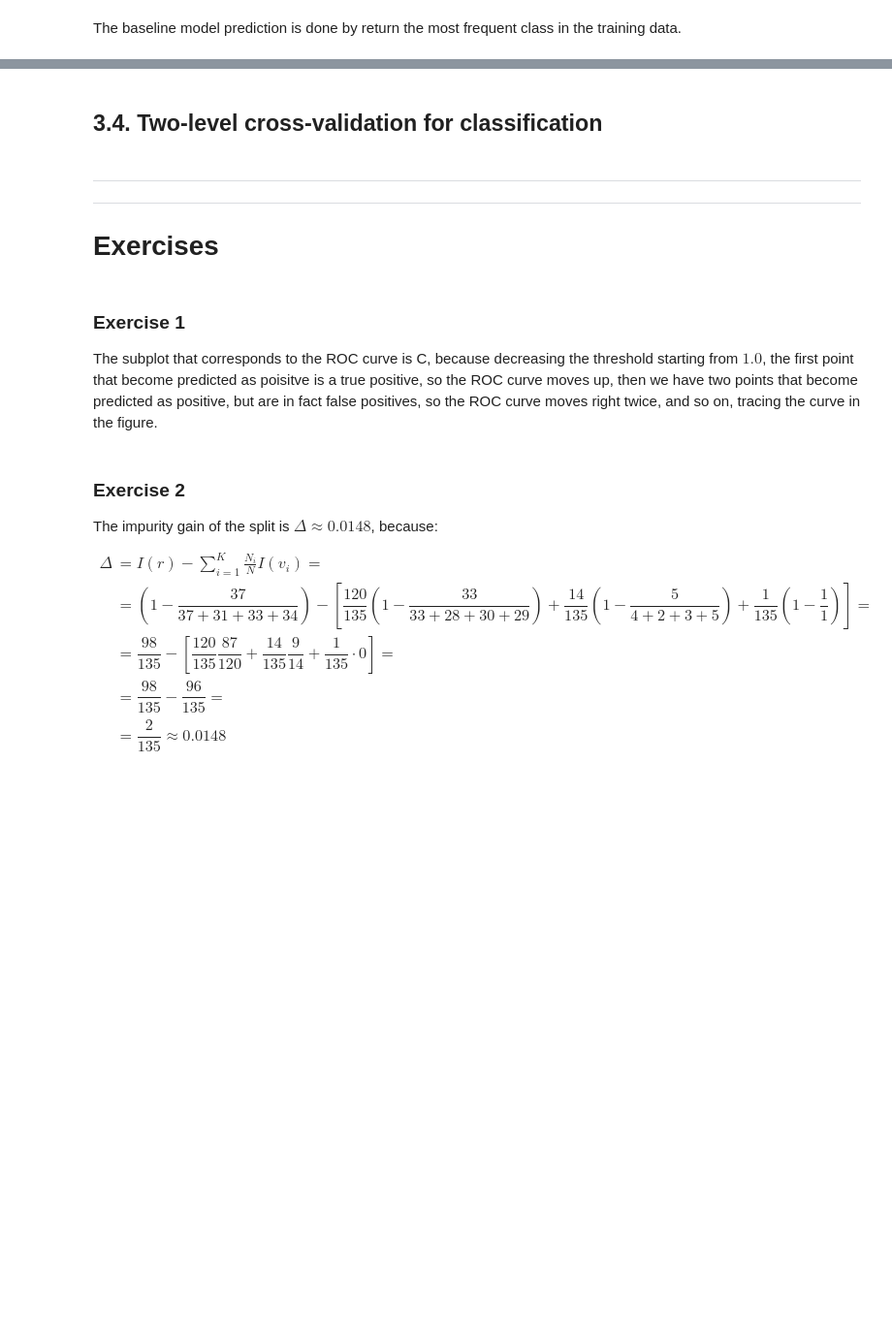
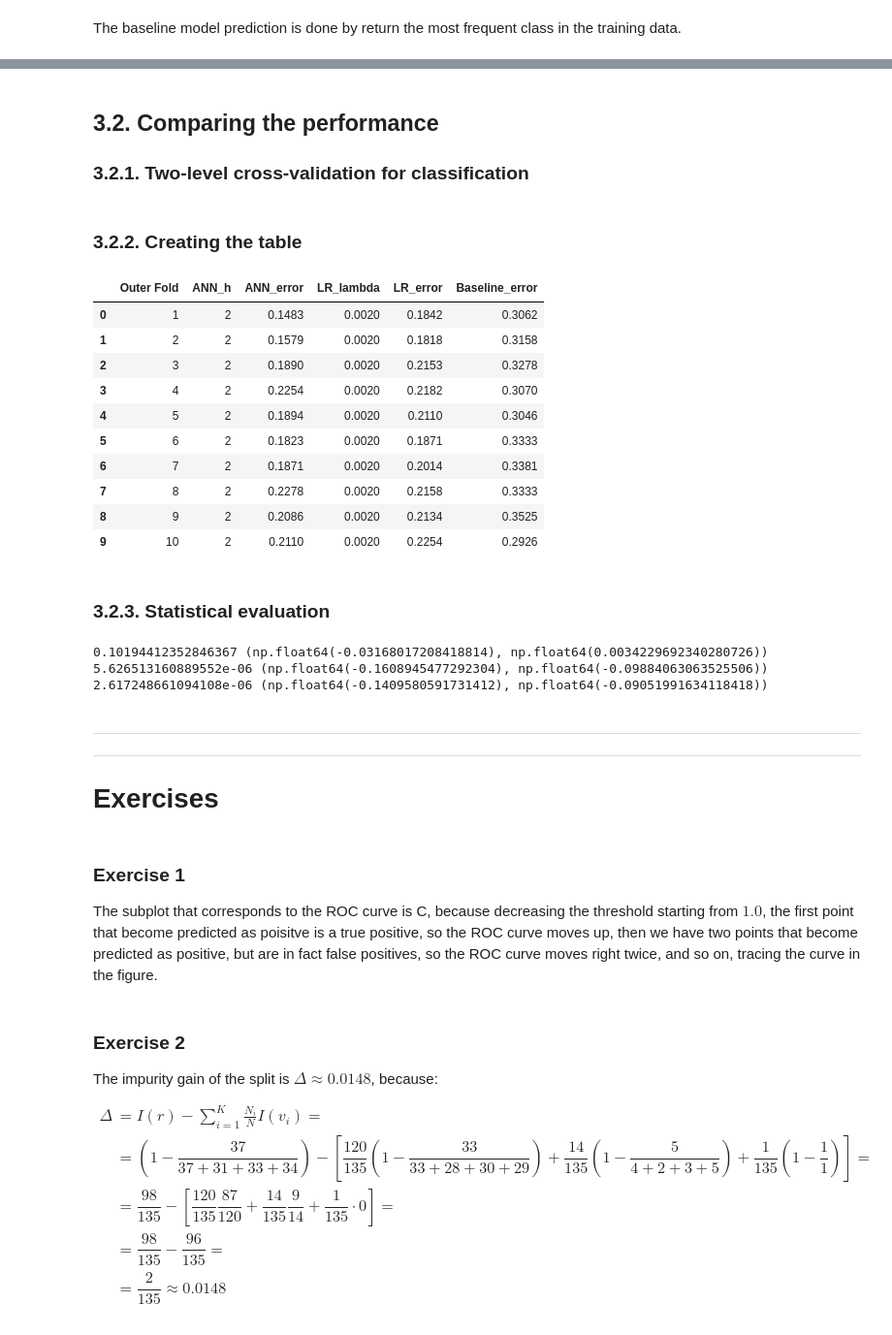
Before and after one commit to AlessandroLongo23/IMLDM_Classification_and_regression, a Jupyter notebook: 2.P. Project 2.ipynb, the cells around one changed output, grey strips where cells are left out. Shown at 97% size. Saved outputs shown, nothing was run; the diff lists cells and outputs as text; code cells hidden in the pictures; blank space fills up the shorter version.

Commit message:
statistical evaluation for classification

```diff
--- a/2.P. Project 2.ipynb
+++ b/2.P. Project 2.ipynb
@@ -608,7 +646,7 @@ from sklearn.model_selection import train_test_split
 device = torch.device('cuda' if torch.cuda.is_available() else 'cpu')
 
 # Data Preparation
-X_train, X_val, y_train, y_val = train_test_split(X, y_binary, test_size=0.8, random_state=42)
+X_train, X_val, y_train, y_val = train_test_split(X, y, test_size=0.8, random_state=42)
 X_train_tensor = torch.FloatTensor(X_train).to(device)
 y_train_tensor = torch.LongTensor(y_train.flatten()).to(device)
 X_val_tensor = torch.FloatTensor(X_val).to(device)
@@ -624,7 +662,7 @@ model = ANNClassification(input_size, hidden_neurons).to(device)
 
 # Define loss function and optimizer
 criterion = nn.CrossEntropyLoss()
-optimizer = torch.optim.Adam(model.parameters(), lr=0.001)
+optimizer = torch.optim.Adam(model.parameters(), lr=1e-3)
 
 # Train the model
 num_epochs = 50
@@ -637,5 +677,7 @@ model.plot_training_loss()
 # %% [markdown]
-## 3.4. Two-level cross-validation for classification
+## 3.2. Comparing the performance
+
+### 3.2.1. Two-level cross-validation for classification
 # %%
 import pandas as pd
 
@@ -709,7 +751,7 @@ def classification_two_level_cross_validation(X, y, lambdas, hidden_neurons, out
         cv_table_df.loc[outer_fold, 'Baseline_error'] = error
 
         # Train the log regression model with the best lambda
-        lr_model = LogisticRegression(X_outer_train, y_outer_train, include_bias=True)
+        lr_model = LogisticRegression(X_outer_train, y_outer_train, lambda_=best_lambda, include_bias=True)
         lr_model.train_()
         error = lr_model.eval_(X_outer_test, y_outer_test)
         cv_table_df.loc[outer_fold, 'LR_lambda'] = best_lambda #f"{np.log10(best_lambda):.2f}"
@@ -735,16 +777,32 @@ def classification_two_level_cross_validation(X, y, lambdas, hidden_neurons, out
         cv_table_df.loc[outer_fold, 'Outer Fold'] = outer_fold + 1
 
     return cv_table_df
+# %% [markdown]
+### 3.2.2. Creating the table
 # %%
 num_hyperparameter_values = 30
 
 df = classification_two_level_cross_validation(
     X=X,
-    y=y_binary,
+    y=y,
     lambdas=np.logspace(-3, 6, num_hyperparameter_values),
     hidden_neurons=[int(i) for i in range(1, num_hyperparameter_values + 1)],
     outer_K=10,
     inner_K=10,
 )
 
 display(df)
+# %% [output]
+|  | Outer Fold | ANN_h | ANN_error | LR_lambda | LR_error | Baseline_error |
+| 0 | 1 | 2 | 0.1483 | 0.0020 | 0.1842 | 0.3062 |
+| 1 | 2 | 2 | 0.1579 | 0.0020 | 0.1818 | 0.3158 |
+| 2 | 3 | 2 | 0.1890 | 0.0020 | 0.2153 | 0.3278 |
+| 3 | 4 | 2 | 0.2254 | 0.0020 | 0.2182 | 0.3070 |
+| 4 | 5 | 2 | 0.1894 | 0.0020 | 0.2110 | 0.3046 |
+| 5 | 6 | 2 | 0.1823 | 0.0020 | 0.1871 | 0.3333 |
+| 6 | 7 | 2 | 0.1871 | 0.0020 | 0.2014 | 0.3381 |
+| 7 | 8 | 2 | 0.2278 | 0.0020 | 0.2158 | 0.3333 |
+| 8 | 9 | 2 | 0.2086 | 0.0020 | 0.2134 | 0.3525 |
+| 9 | 10 | 2 | 0.2110 | 0.0020 | 0.2254 | 0.2926 |
+# %% [markdown]
+### 3.2.3. Statistical evaluation
@@ -751,3 +863,20 @@ display(df)
+# %%
+from dtuimldmtools import *
+from dtuimldmtools.statistics.statistics import correlated_ttest
+
+alpha = .05
+rho = 1 / K
+p_ann_lr, CI_ann_lr = correlated_ttest(ann_vs_lr, rho, alpha=alpha)
+p_ann_baseline, CI_ann_baseline = correlated_ttest(ann_vs_baseline, rho, alpha=alpha)
+p_lr_baseline, CI_lr_baseline = correlated_ttest(lr_vs_baseline, rho, alpha=alpha)
+
+print(p_ann_lr, CI_ann_lr)
+print(p_ann_baseline, CI_ann_baseline)
+print(p_lr_baseline, CI_lr_baseline)
+# %% [output]
+0.10194412352846367 (np.float64(-0.03168017208418814), np.float64(0.0034229692340280726))
+5.626513160889552e-06 (np.float64(-0.1608945477292304), np.float64(-0.09884063063525506))
+2.617248661094108e-06 (np.float64(-0.1409580591731412), np.float64(-0.09051991634118418))
 # %% [markdown]
 - - -
 - - -
```
Also changed, not shown: parts of 20 cells of this notebook.
